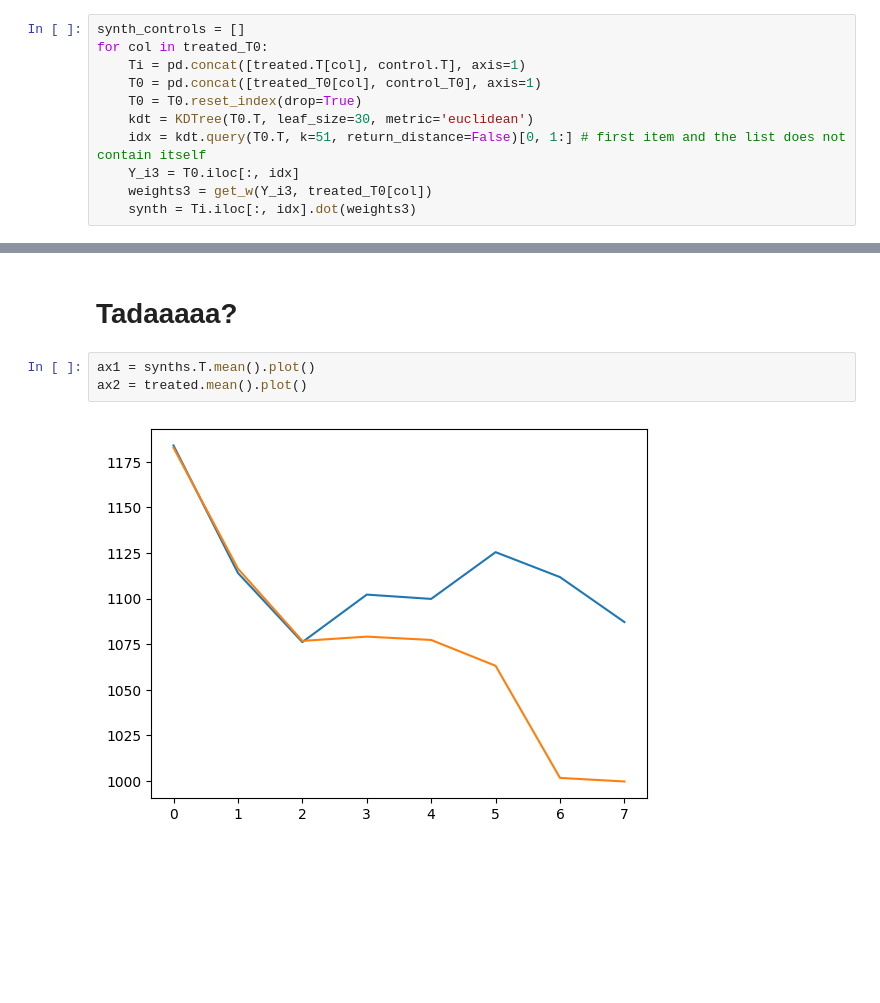
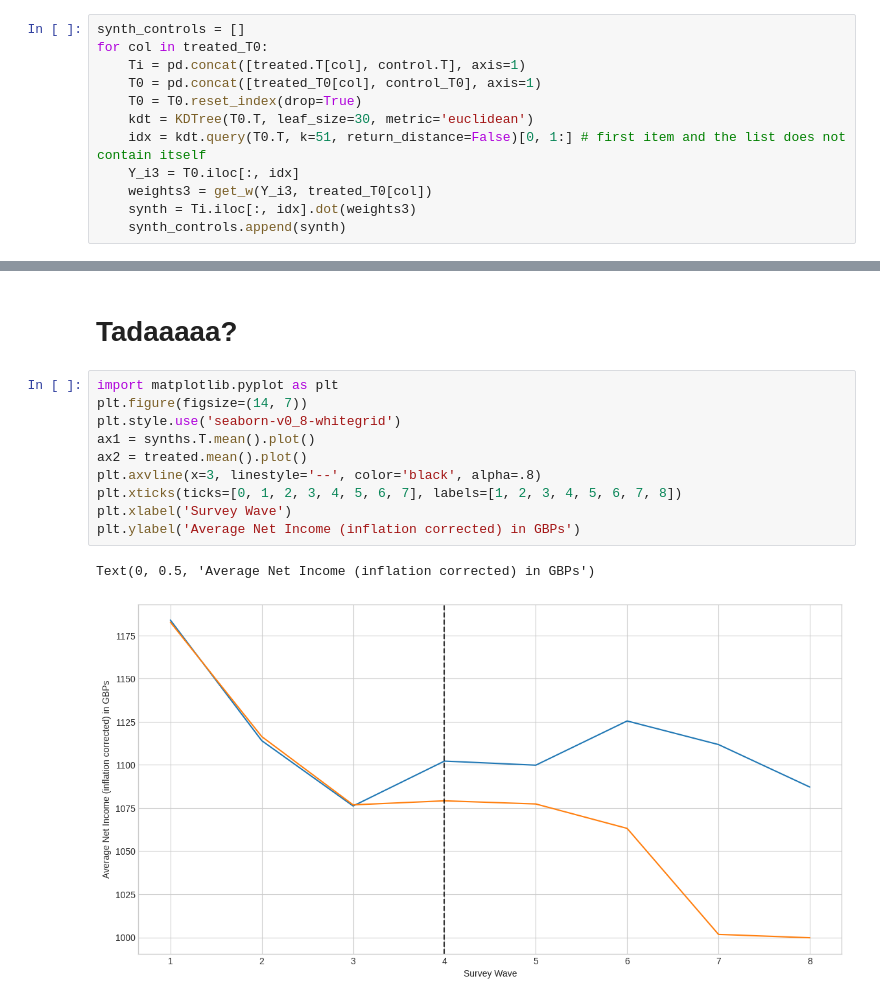
Before and after one commit to centre-for-care/costofcare, a Jupyter notebook: Synthetic_control_review.ipynb, the cells around one changed output, grey strips where cells are left out. Cells and saved outputs as stored; diff of their text form; blank space fills up the shorter version.

```diff
--- a/Synthetic_control_review.ipynb
+++ b/Synthetic_control_review.ipynb
@@ -443,12 +441,21 @@ for col in treated_T0:
     Y_i3 = T0.iloc[:, idx]
     weights3 = get_w(Y_i3, treated_T0[col])
     synth = Ti.iloc[:, idx].dot(weights3)
+    synth_controls.append(synth)
 # %%
 synths = pd.DataFrame(synth_controls).T
 # %% [markdown]
 # Tadaaaaa?
 # %%
+import matplotlib.pyplot as plt
+plt.figure(figsize=(14, 7))
+plt.style.use('seaborn-v0_8-whitegrid')
 ax1 = synths.T.mean().plot()
 ax2 = treated.mean().plot()
+plt.axvline(x=3, linestyle='--', color='black', alpha=.8)
+plt.xticks(ticks=[0, 1, 2, 3, 4, 5, 6, 7], labels=[1, 2, 3, 4, 5, 6, 7, 8])
+plt.xlabel('Survey Wave')
+plt.ylabel('Average Net Income (inflation corrected) in GBPs')
 # %% [output]
+Text(0, 0.5, 'Average Net Income (inflation corrected) in GBPs')
-[figure, old version]
+[figure, new version]
```
Also changed, not shown: parts of 10 cells of this notebook, 1 other file.
